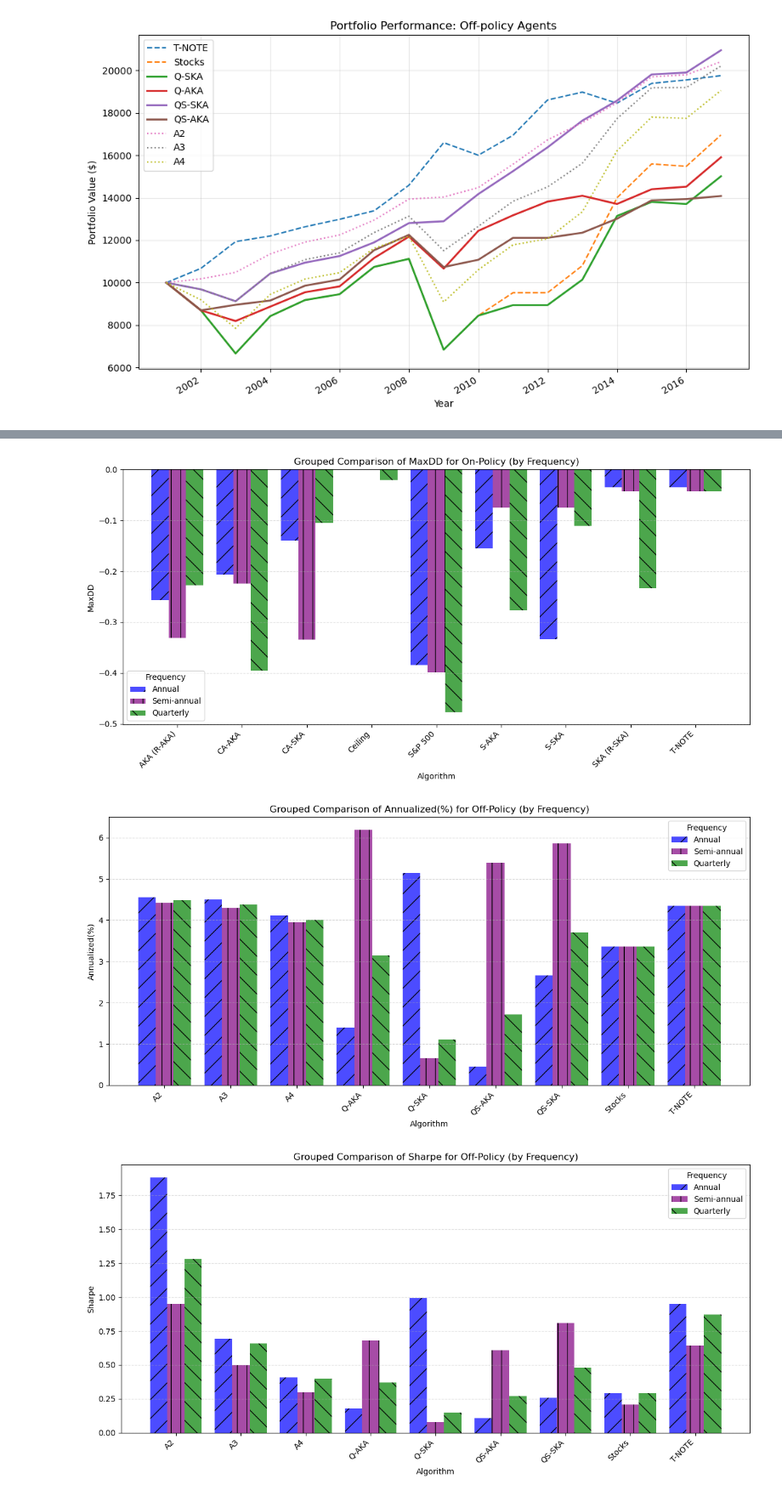
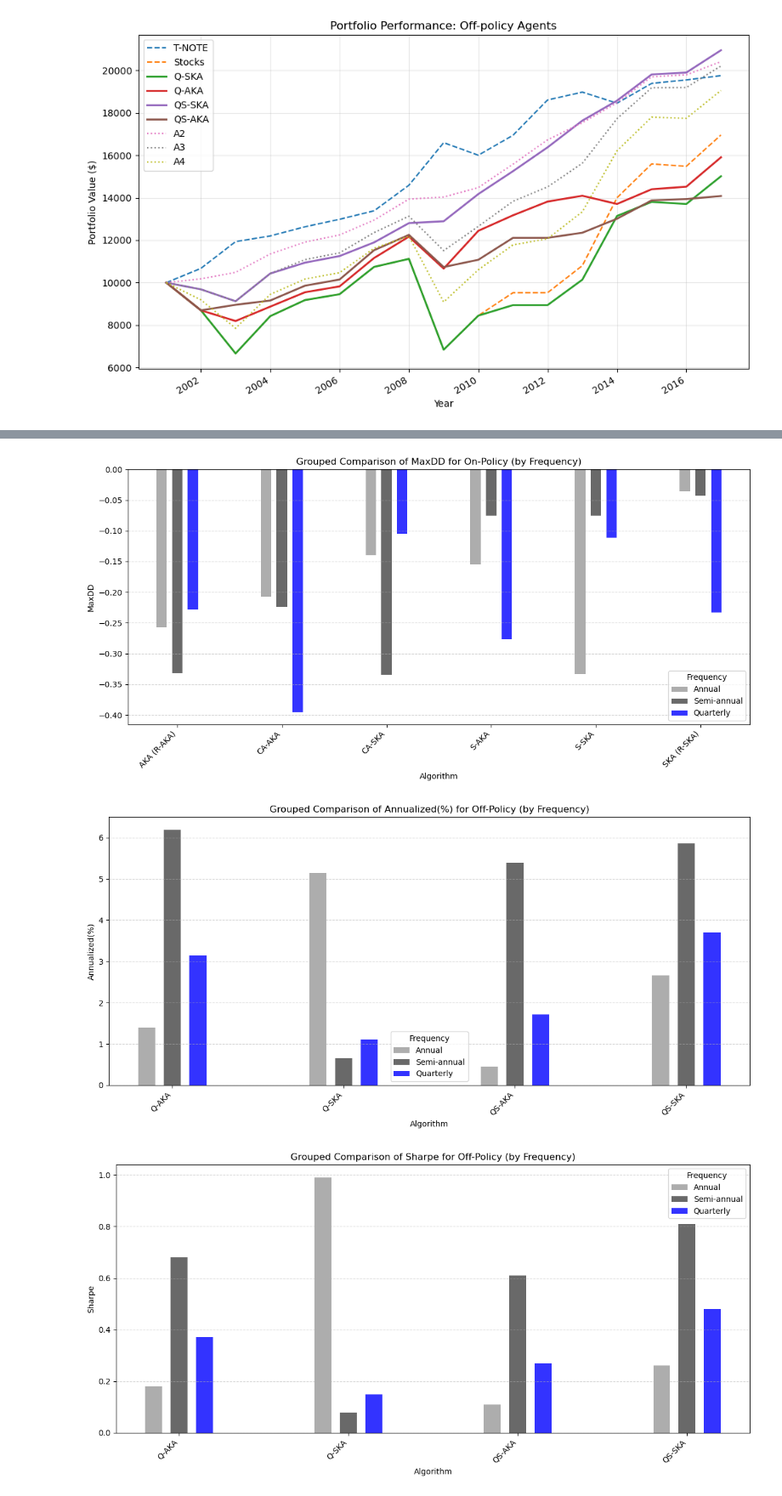
Before and after one commit to FlyingParachute/MathFin_RL, a Jupyter notebook: notebook/RL_FinalProject-0318.ipynb, the cells around one changed output, grey strips where cells are left out. Shown at 85% size. Cells and saved outputs as stored; diff of their text form; code cells hidden in the pictures.

```diff
--- a/notebook/RL_FinalProject-0318.ipynb
+++ b/notebook/RL_FinalProject-0318.ipynb
@@ -997,8 +942,4 @@ plot_bar_chart("fig8_9_annual.csv", "MaxDD", "annual")
 # %%
-import pandas as pd
-import matplotlib.pyplot as plt
-import numpy as np
-
 def plot_grouped_metric(csv_files, metric, fig_type):
     """
     Plots a grouped bar chart for a specified performance metric across
@@ -1006,21 +947,19 @@ def plot_grouped_metric(csv_files, metric, fig_type):
 
     Parameters:
     - csv_files: dict mapping frequency to CSV file path.
-    - metric: performance metric to plot (e.g., 'Annualized(%)', 'Sharpe', 'MaxDrawDown').
+    - metric: performance metric to plot (e.g., 'Annualized(%)', 'Sharpe', 'MaxDD').
     - fig_type: "Fig.8" for On-Policy, "Fig.9" for Off-Policy.
+    """
 
-    Generates a grouped bar chart where:
-    - x-axis: Algorithms
-    - y-axis: Metric values
-    - Bars represent different frequencies (Annual, Semi-Annual, Quarterly).
-    """
     # Dictionary to hold data for each frequency
     data_dict = {}
+    remove_algorithms = ["T-NOTE", "S&P 500", "Ceiling", "Stocks", "A2", "A3", "A4"]
     for freq, file_path in csv_files.items():
         df = pd.read_csv(file_path)
+        df = df[~df["Algorithm"].isin(remove_algorithms)]
         # Filter rows by figure type
         df_filtered = df[df["Figure"] == fig_type].copy()
-        # Convert metric values to float; for MaxDrawDown, remove '%' if needed.
+        # Convert metric values to float
         if metric == 'MaxDD':
             df_filtered[metric] = df_filtered[metric].str.rstrip('%').astype(float) / 100
         else:
@@ -1044,18 +983,20 @@ def plot_grouped_metric(csv_files, metric, fig_type):
         else:
             merged_df = pd.merge(merged_df, df_common, on="Algorithm", how="outer")
 
-    # Define the order of frequencies (Semi-Annual before Quarterly)
+    # Define the order of frequencies
     ordered_freqs = ['annual', 'semi-annual', 'quarterly']
 
     # Create grouped bar chart
     x = np.arange(len(common_algorithms))  # X locations for groups
     num_freq = len(ordered_freqs)
-    width = 0.8 / num_freq  # total group width is 0.8
+
+    # Adjust width and spacing parameters
+    width = 0.1  # Wider bars
+    group_spacing = 0.05  # Space between bars in the same group
 
     fig, ax = plt.subplots(figsize=(12, 6))
-    # Define colors and hatch patterns for each frequency
-    colors = {'annual': 'blue', 'semi-annual': 'purple', 'quarterly': 'green'}
-    hatches = {'annual': '/', 'semi-annual': '|', 'quarterly': '\\'}
+    # Define colors - blue, dark gray, light gray
+    colors = {'annual': '#999999', 'semi-annual': '#444444', 'quarterly': 'blue'}
 
     # Plot a bar for each frequency
     for i, freq in enumerate(ordered_freqs):
@@ -1063,15 +1004,18 @@ def plot_grouped_metric(csv_files, metric, fig_type):
         values = merged_df.set_index("Algorithm").loc[common_algorithms][col_name].values
         if len(values) != len(x):
             raise ValueError(f"Length mismatch for frequency '{freq}': expected {len(x)}, got {len(values)}")
-        ax.bar(x + i * width, values, width, label=f"{freq.capitalize()}",
-               color=colors.get(freq, None), hatch=hatches.get(freq, None), alpha=0.7)
+
+        # Position bars with spacing between them
+        position = x + (i - num_freq/2 + 0.5) * (width + group_spacing)
+        ax.bar(position, values, width, label=f"{freq.capitalize()}",
+               color=colors.get(freq, None), alpha=0.8)
 
     # Update title to show "On-Policy" or "Off-Policy"
     policy_label = "On-Policy" if fig_type == "Fig.8" else "Off-Policy"
     ax.set_xlabel("Algorithm")
     ax.set_ylabel(metric)
     ax.set_title(f"Grouped Comparison of {metric} for {policy_label} (by Frequency)")
-    ax.set_xticks(x + width * (num_freq - 1) / 2)
+    ax.set_xticks(x)
     ax.set_xticklabels(common_algorithms, rotation=45, ha="right")
     ax.legend(title="Frequency")
     ax.grid(axis='y', linestyle="--", alpha=0.5)
@@ -1098,3 +1042,3 @@ for fig_type in fig_types:
-[figure, old version]
+[figure, new version]
-[figure, old version]
+[figure, new version]
-[figure, old version]
+[figure, new version]
```
Also changed, not shown: parts of 2 cells of this notebook.
